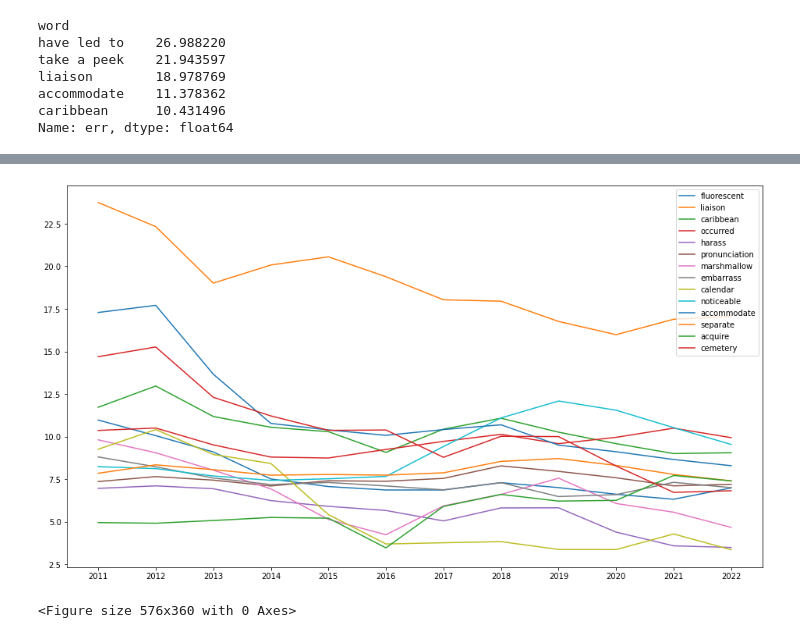
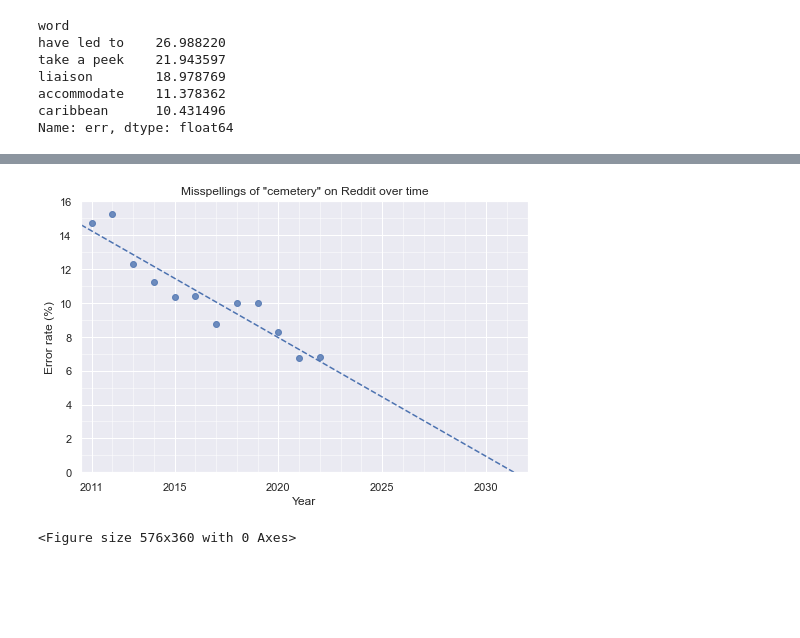
Before and after one commit to colinmorris/reddit-misspelling-trends, a Jupyter notebook: viz.ipynb, the cells around one changed output, grey strips where cells are left out. Cells and saved outputs as stored; diff of their text form; code cells hidden in the pictures; blank space fills up the shorter version.

```diff
--- a/viz.ipynb
+++ b/viz.ipynb
@@ -236,38 +239,38 @@ array([[<AxesSubplot:title={'center':'row = 0 | col = 0'}, ylabel='err'>,
-# %%
-FS = (16, 9)
-fig, ax = plt.subplots(figsize=FS)
-
-blacklist = {'necessary',
-             'their',
-             'ignorance',
-             'lightning bolt',
-             'have led to',
-             'take a peek',
-             'big effect',
-
-             'desparate',
-             'ninth',
-             'acknowledge',
-            }
-ythresh = 5
-eg = d['acquire']
-labels = list(d.keys())
-x = eg.xvals
-ys = [cluster.yvals(normalized=True, nomain=True, combine=True) for cluster in d.values()]
-for i in range(len(d)):
-    label = labels[i]
-    y = ys[i]
-    if label in blacklist:
-        continue
-    if max(y) < ythresh:
-        continue
-    ax.plot(x,
-            y,
-            label=label,
-           )
-ax.legend();
-# %% [output]
-[figure]
+# %%
+import matplotlib as mpl
+c = d['cemetery']
+x = list(range(2011, 2023))
+y = c.yvals(normalized=True, nomain=True, combine=True)
+FS = (8, 5)
+fig, ax = plt.subplots(figsize=FS)
+ax.set_xlim(2010.5, 2032)
+ax = sns.regplot(
+    x=x,
+    y=y,
+    ax=ax,
+    truncate=False,
+    ci=None,
+    line_kws={
+               'linestyle': '--',
+               'linewidth': 1.5,
+           },
+)
+xticks = [2011, 2015, 2020, 2025, 2030]
+ax.set_xticks(yticks)
+ax.set_ylim(0)
+ax.set_title('Misspellings of "cemetery" on Reddit over time')
+ax.set_ylabel("Error rate (%)")
+ax.set_xlabel('Year')
+ax.get_xaxis().set_minor_locator(mpl.ticker.AutoMinorLocator())
+#ax.get_yaxis().set_minor_locator(mpl.ticker.AutoMinorLocator())
+ax.set_yticks(list(range(17)), minor=True)
+ax.grid(b=True, which='major', color='w', linewidth=1.0)
+ax.grid(axis='both', which='minor', color='w', linewidth=0.5)
+fig.savefig('cemetery.png', dpi=144, bbox_inches='tight',
+           pad_inches=0.15,
+           );
+# %% [output]
+[figure, added]
 # %%
 figdir = 'figs'
 FS = (8, 5)
```
Also changed, not shown: parts of 4 cells of this notebook.
